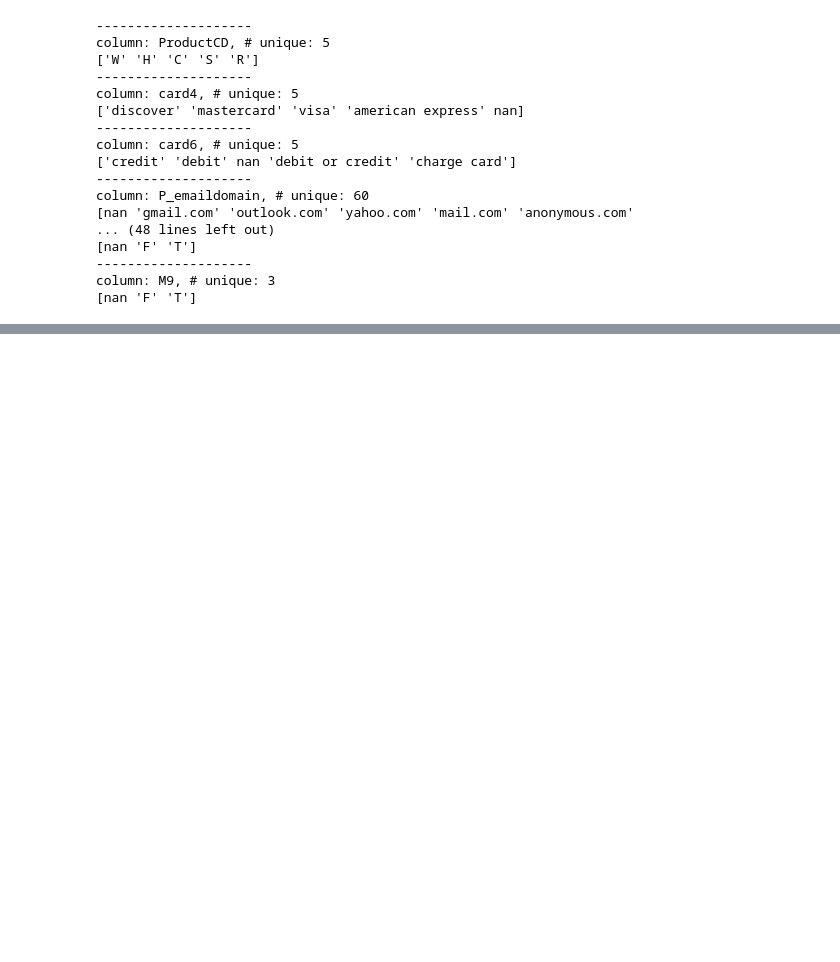
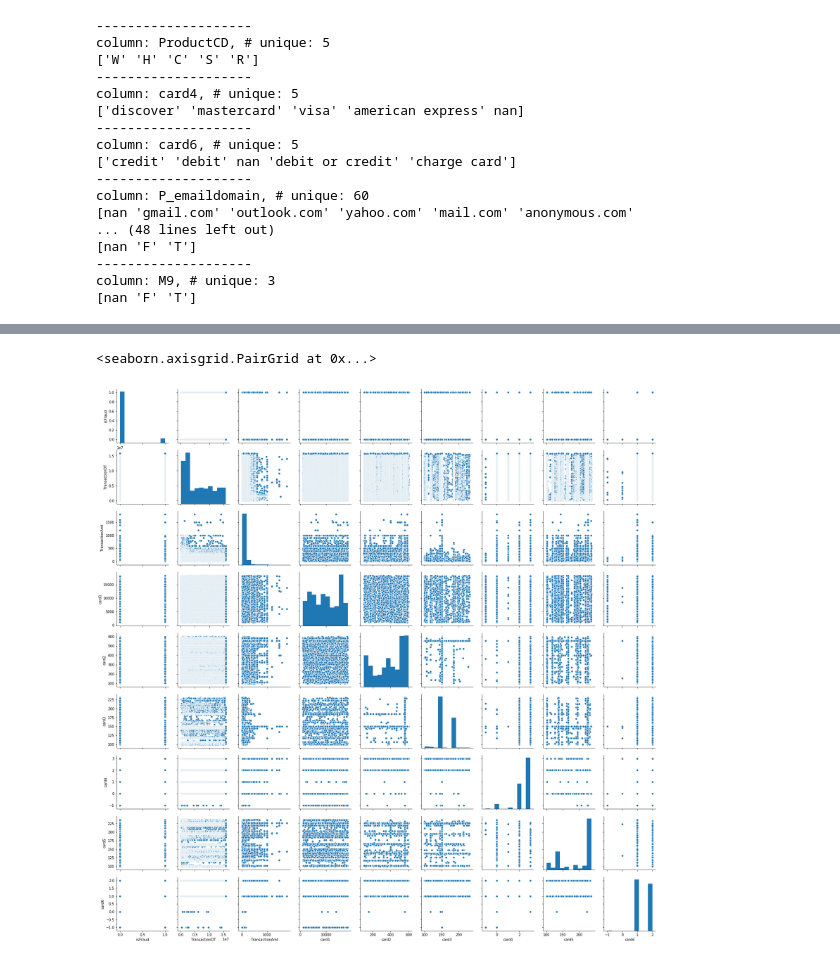
Before and after one commit to etture/ybigta_first_proj, a Jupyter notebook: EDA/eda.ipynb, the cells around one changed output, grey strips where cells are left out. Drawn from its saved outputs; the diff is of its cells as text; code cells hidden in the pictures; blank space fills up the shorter version.

```diff
--- a/EDA/eda.ipynb
+++ b/EDA/eda.ipynb
@@ -221,3 +244,5 @@ column: P_emaildomain, # unique: 60
 --------------------
 column: M9, # unique: 3
 [nan 'F' 'T']
+# %%
+merged = id_df.merge(tr_df, on="TransactionID")
@@ -223,0 +261,7 @@ column: M9, # unique: 3
+# %%
+columns = "'TransactionID' 'isFraud' 'TransactionDT' 'TransactionAmt' 'ProductCD' 'card1' 'card2' 'card3' 'card4' 'card5' 'card6' 'addr1' 'addr2' 'dist1' 'dist2' 'P_emaildomain' 'R_emaildomain' 'C1' 'C2' 'C3' 'C4' 'C5' 'C6' 'C7' 'C8' 'C9' 'C10' 'C11' 'C12' 'C13' 'C14' 'D1' 'D2' 'D3' 'D4' 'D5' 'D6' 'D7' 'D8' 'D9' 'D10' 'D11' 'D12' 'D13' 'D14' 'D15' 'M1' 'M2' 'M3' 'M4' 'M5' 'M6' 'M7' 'M8' 'M9'"
+ind_columns = columns.split(' ')
+my_cols = [col[1:-1] for col in ind_columns]
+# %%
+my_part = merged[my_cols]
+my_part.iloc[5:20]
@@ -223,0 +294,4 @@ column: M9, # unique: 3
+# %%
+my_part_cat = my_part.copy()
+my_part_cat['card4'] = my_part['card4'].astype('category').cat.codes
+my_part_cat['card6'] = my_part['card6'].astype('category').cat.codes
@@ -223,0 +356,5 @@ column: M9, # unique: 3
+# %%
+sns.pairplot(my_part_cat[['isFraud', 'TransactionDT', 'TransactionAmt', 'card1', 'card2', 'card3', 'card4', 'card5', 'card6']])
+# %% [output]
+<seaborn.axisgrid.PairGrid at 0x...>
+[figure, added]
```
Also changed, not shown: parts of 14 cells of this notebook.
